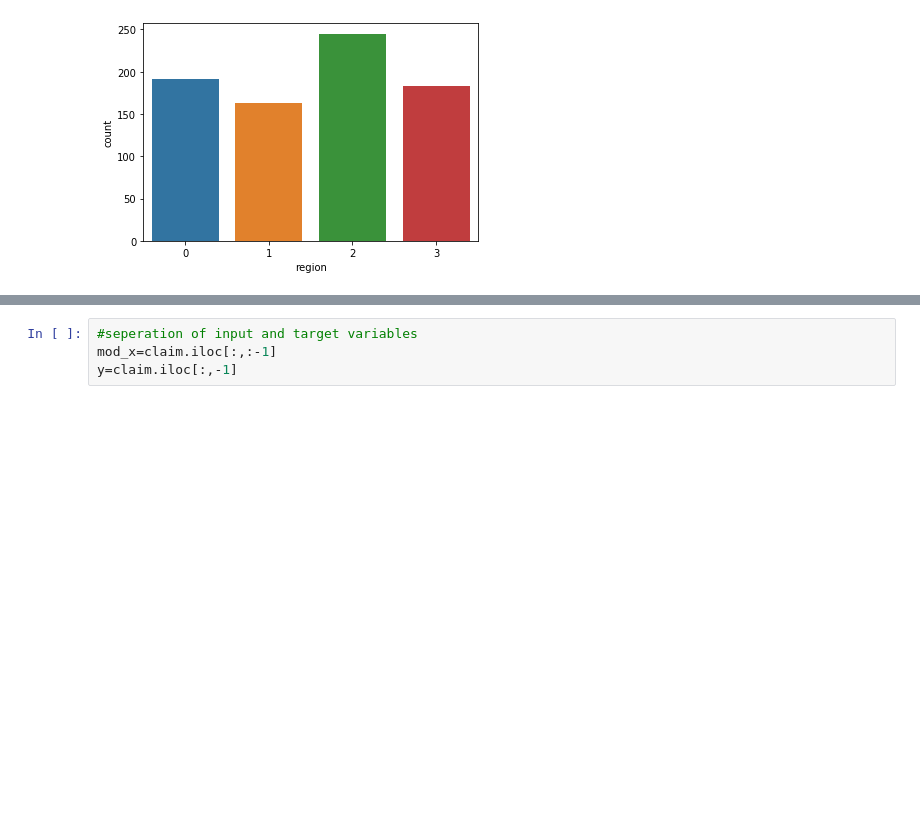
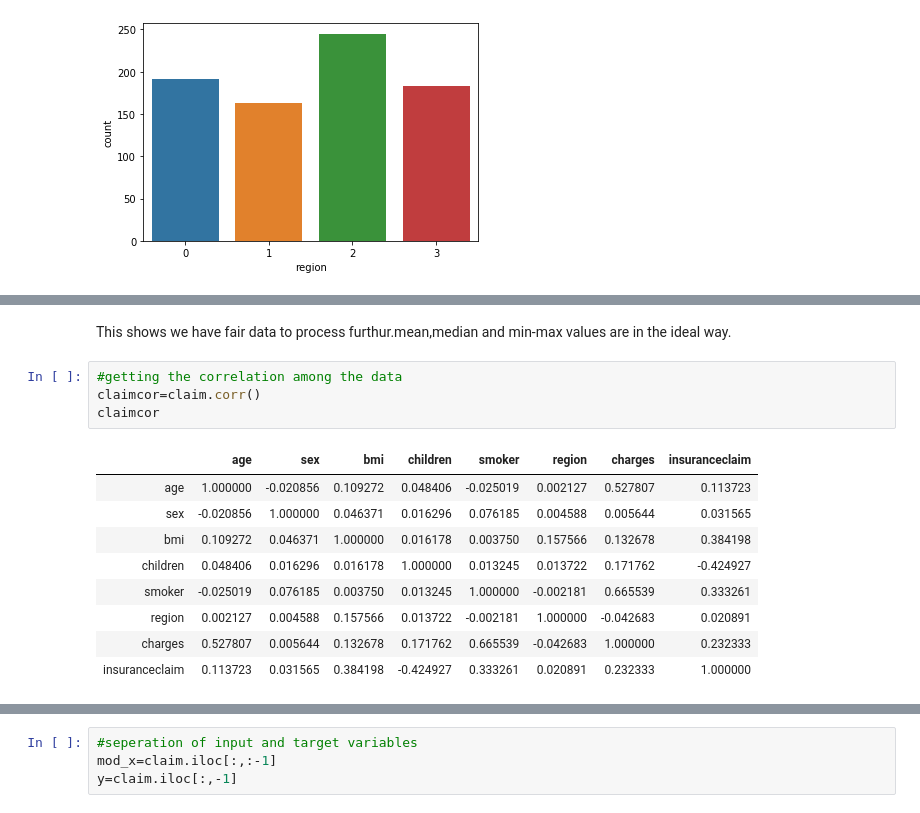
Before and after one commit to Pradeep-data/ML-Projects, a Jupyter notebook: Project 2_SBI_insurance_claim.ipynb, the cells around one changed output, grey strips where cells are left out. Drawn from its saved outputs; the diff is of its cells as text; blank space fills up the shorter version.

```diff
--- a/Project 2_SBI_insurance_claim.ipynb
+++ b/Project 2_SBI_insurance_claim.ipynb
@@ -114,0 +138,16 @@ sns.countplot(x="region",data=claim.loc[claim["insuranceclaim"]==1])
+# %% [markdown]
+This shows we have fair data to process furthur.mean,median and min-max values are in the ideal way.
+# %%
+#getting the correlation among the data
+claimcor=claim.corr()
+claimcor
+# %% [output]
+|  | age | sex | bmi | children | smoker | region | charges | insuranceclaim |
+| age | 1.000000 | -0.020856 | 0.109272 | 0.048406 | -0.025019 | 0.002127 | 0.527807 | 0.113723 |
+| sex | -0.020856 | 1.000000 | 0.046371 | 0.016296 | 0.076185 | 0.004588 | 0.005644 | 0.031565 |
+| bmi | 0.109272 | 0.046371 | 1.000000 | 0.016178 | 0.003750 | 0.157566 | 0.132678 | 0.384198 |
+| children | 0.048406 | 0.016296 | 0.016178 | 1.000000 | 0.013245 | 0.013722 | 0.171762 | -0.424927 |
+| smoker | -0.025019 | 0.076185 | 0.003750 | 0.013245 | 1.000000 | -0.002181 | 0.665539 | 0.333261 |
+| region | 0.002127 | 0.004588 | 0.157566 | 0.013722 | -0.002181 | 1.000000 | -0.042683 | 0.020891 |
+| charges | 0.527807 | 0.005644 | 0.132678 | 0.171762 | 0.665539 | -0.042683 | 1.000000 | 0.232333 |
+| insuranceclaim | 0.113723 | 0.031565 | 0.384198 | -0.424927 | 0.333261 | 0.020891 | 0.232333 | 1.000000 |
```
Also changed, not shown: parts of 30 cells of this notebook, 3 other files.
